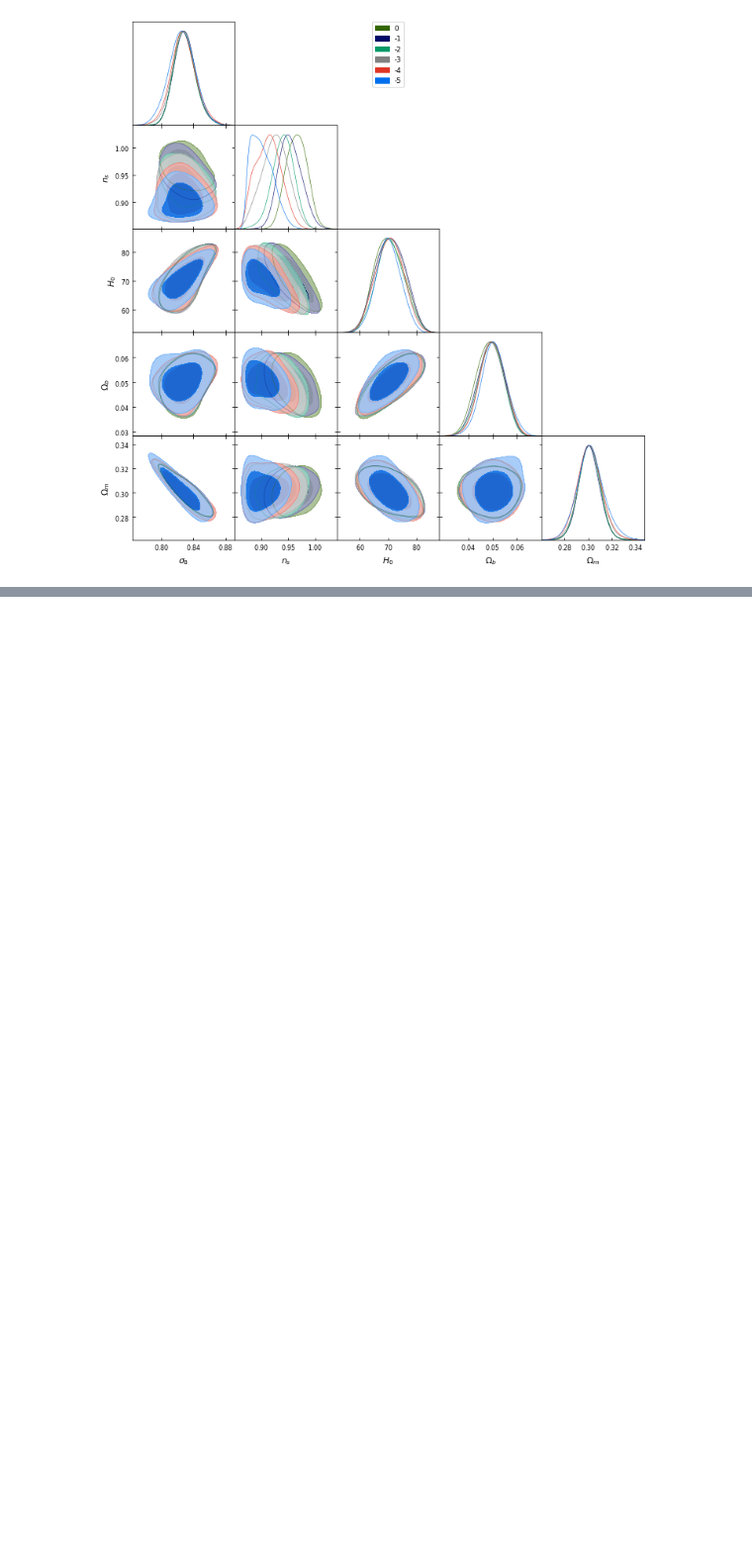
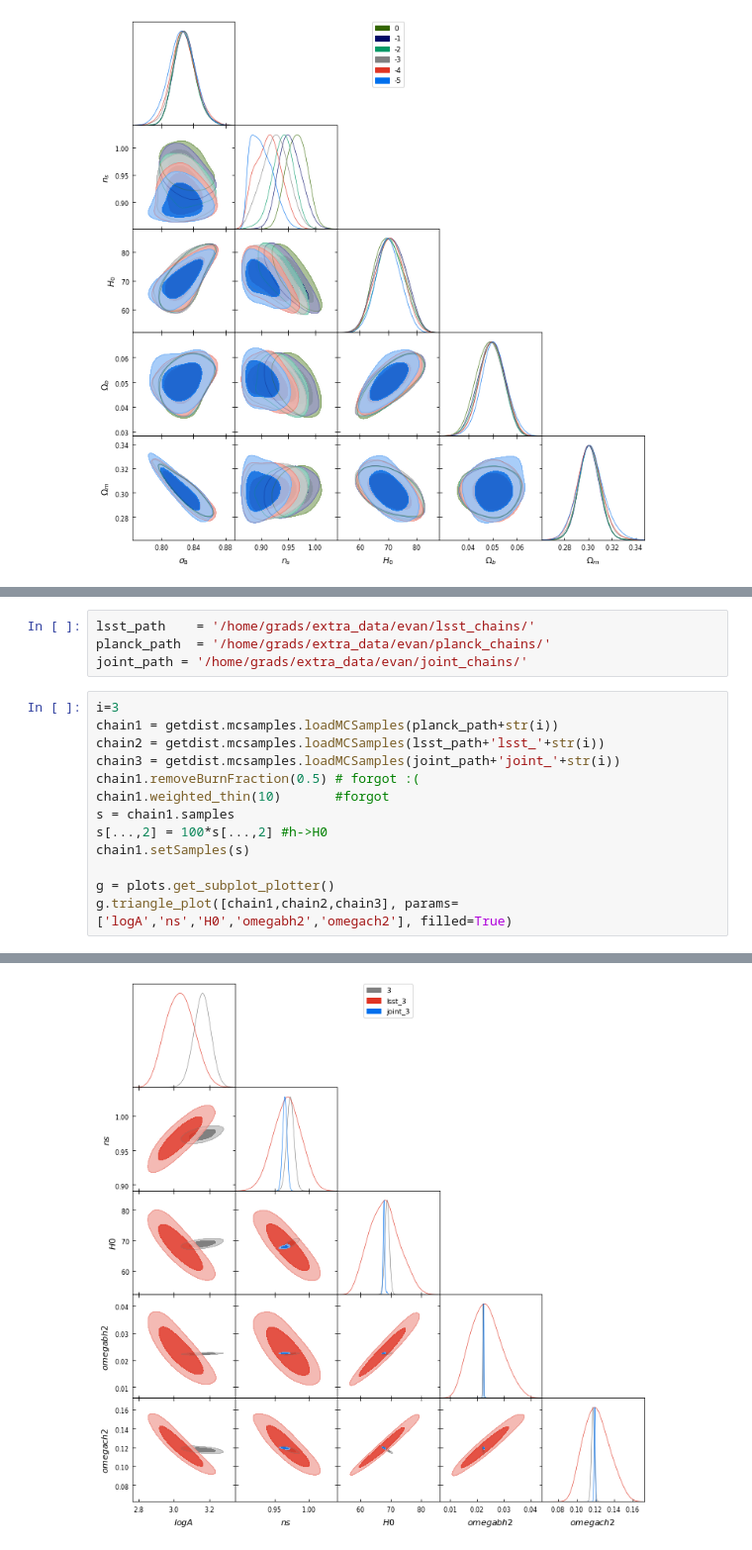
Before and after one commit to SBU-EVAN/jupyter-notebooks, a Jupyter notebook: shifts.ipynb, the cells around one changed output, grey strips where cells are left out. Shown at 99% size. Saved outputs shown, nothing was run; the diff lists cells and outputs as text; blank space fills up the shorter version.

```diff
--- a/shifts.ipynb
+++ b/shifts.ipynb
@@ -682,0 +744,18 @@ Removed no burn in
+# %%
+lsst_path    = '/home/grads/extra_data/evan/lsst_chains/'
+planck_path  = '/home/grads/extra_data/evan/planck_chains/'
+joint_path = '/home/grads/extra_data/evan/joint_chains/'
+# %%
+i=3
+chain1 = getdist.mcsamples.loadMCSamples(planck_path+str(i))
+chain2 = getdist.mcsamples.loadMCSamples(lsst_path+'lsst_'+str(i))
+chain3 = getdist.mcsamples.loadMCSamples(joint_path+'joint_'+str(i))
+chain1.removeBurnFraction(0.5) # forgot :(
+chain1.weighted_thin(10)       #forgot
+s = chain1.samples
+s[...,2] = 100*s[...,2] #h->H0
+chain1.setSamples(s)
+
+g = plots.get_subplot_plotter()
+g.triangle_plot([chain1,chain2,chain3], params=['logA','ns','H0','omegabh2','omegach2'], filled=True)
+# %% [output]
@@ -682,0 +766 @@ Removed no burn in
+[figure, added]
```
Also changed, not shown: parts of 28 cells of this notebook.
